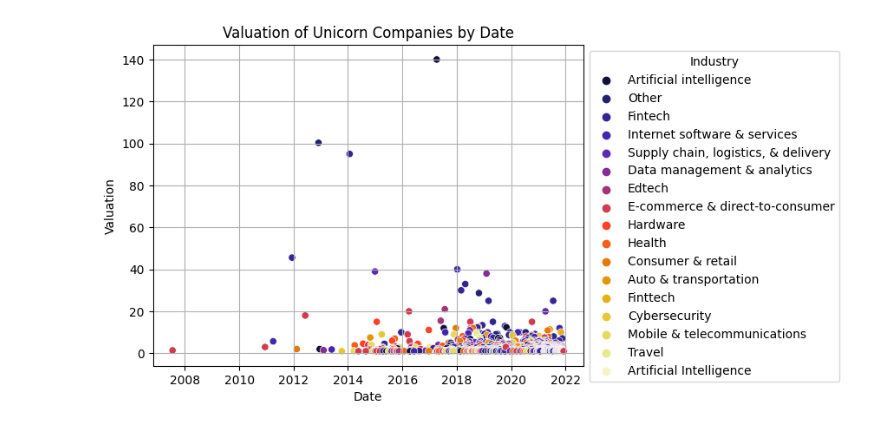
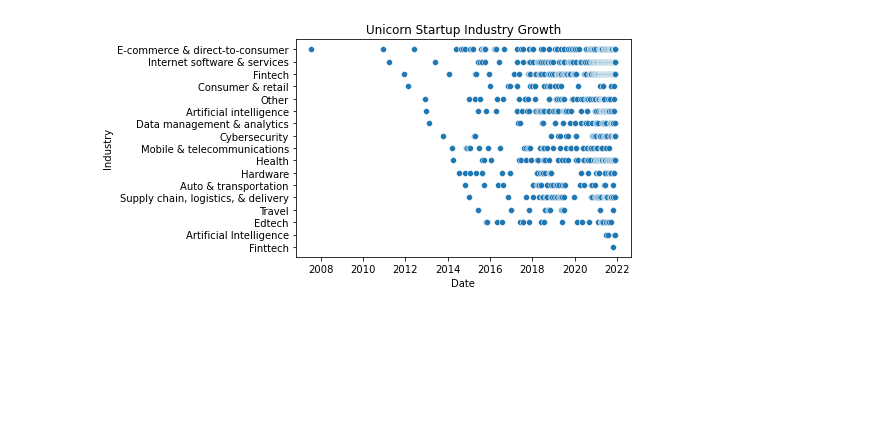
Before and after one commit to hexsocean/python-ml, a Jupyter notebook: yr9ml/project.ipynb, the cells around one changed output. Saved outputs shown, nothing was run; the diff lists cells and outputs as text; code cells hidden in the pictures; blank space fills up the shorter version.

```diff
--- a/yr9ml/project.ipynb
+++ b/yr9ml/project.ipynb
@@ -1,25 +1,27 @@
 # %%
+# importing pandas and the standard python datetime module
 import pandas as pd
 import datetime as dt
 
-unicorns = pd.read_csv('World_Wide_Unicorn_Startups.csv')
+# importing the data from the csv file
+raw_unicorns = pd.read_csv('World_Wide_Unicorn_Startups.csv')
 # Company,Valuation,Date,Country,City,Industry,Investors,year,month,day
-unicorns['Date'] = [dt.datetime.strptime(
-    d, '%m/%d/%Y').date() for d in unicorns['Date']]
+# cleaning the date (converting to the standard python DateTime object)
+raw_unicorns['Date'] = [dt.datetime.strptime(
+    d, '%m/%d/%Y').date() for d in raw_unicorns['Date']]
-# %%
-import seaborn as sns
-import matplotlib.pyplot as plt
-
-def gen_out_display(df: pd.DataFrame):
-    plt.grid()
-    g = sns.scatterplot(data=df, x="Date", y="Valuation",
-                        hue="Industry", legend=True, palette="CMRmap")
-    g.set_title("Valuation of Unicorn Companies by Date")
-    sns.move_legend(g, "upper left", bbox_to_anchor=(1, 1), ncol=1)
-    plt.savefig("unicorn_date_valuation_industry.png",
-                dpi=400, bbox_inches='tight')
-
-# usage
-gen_out_display(unicorns)
-# %% [output]
-[figure, removed]
+# %%
+# importing seaborn (a matplotlib helper library)
+import seaborn as sns
+# pyplot is required to save the plot to a file
+import matplotlib.pyplot as plt
+
+# data needs to be in a k,v pair with k being industry and v being date
+mapped_unicorn_data = raw_unicorns.sort_values(by=['Date']).set_index('Date')
+industry_mapped_data = mapped_unicorn_data['Industry'].map(lambda x: x)
+
+# plotting the data using seaborn
+plot = sns.scatterplot(data=industry_mapped_data)
+plt.title('Unicorn Startup Industry Growth')
+plt.savefig('industry_mapped_data.png', facecolor="white", dpi=600, bbox_inches='tight')
+# %% [output]
+[figure, added]
```
Also changed, not shown: 2 other files.
